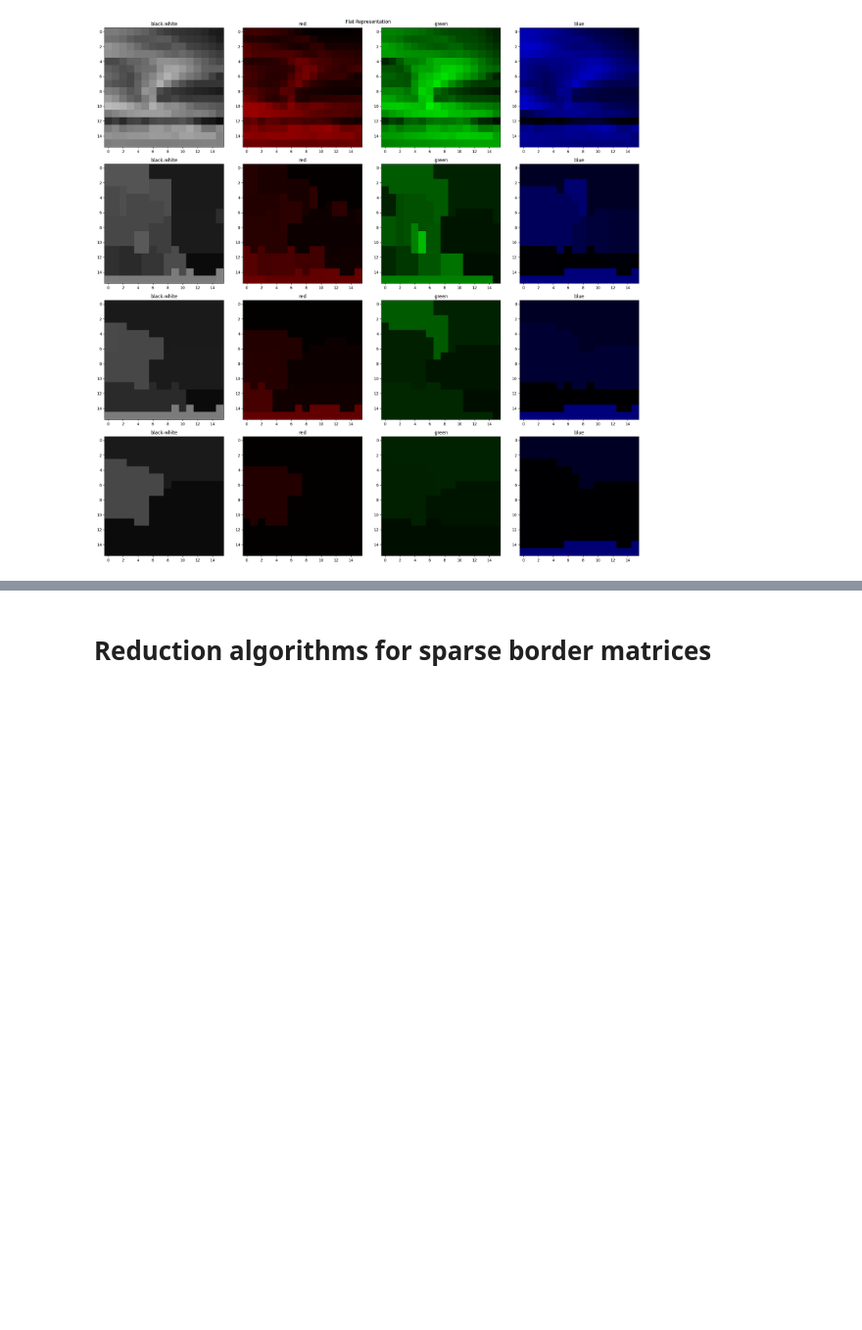
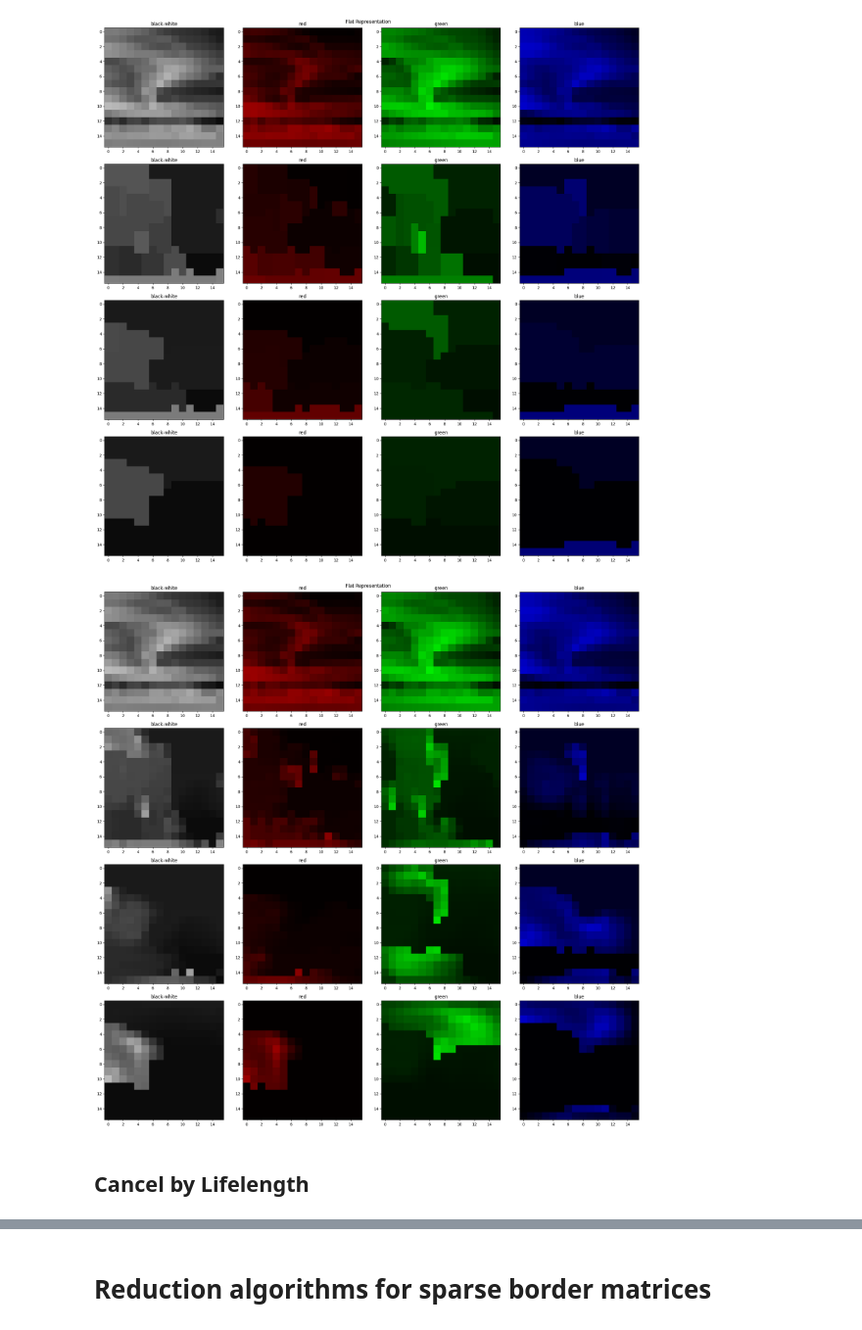
Before and after one commit to zimfv/depth-poset, a Jupyter notebook: notebooks/Simplify Picture.ipynb, the cells around one changed output, grey strips where cells are left out. Shown at 98% size. Drawn from its saved outputs; the diff is of its cells as text; code cells hidden in the pictures; blank space fills up the shorter version.

```diff
--- a/notebooks/Simplify Picture.ipynb
+++ b/notebooks/Simplify Picture.ipynb
@@ -946,5 +404,33 @@ plt.show()
 # %% [markdown]
 ## Simplification itself
+# %%
+import networkx as nx
+from collections import deque
+
+def nearest_two_non_degree2_nodes(G: nx.Graph, start):
+    """Возвращает два кортежа (узел, длина_пути) для ближайших к start вершин с degree != 2."""
+    if G.degree[start] != 2:
+        raise ValueError(f"Вершина {start} имеет степень {G.degree[start]}, а не 2")
+
+    visited = {start}
+    q = deque([(start, 0)])
+    result = []
+
+    while q:
+        u, d = q.popleft()
+        for v in G.neighbors(u):
+            if v in visited:
+                continue
+            visited.add(v)
+            nd = d + 1
+            if G.degree[v] != 2:
+                result.append((v, nd))
+                if len(result) == 2:
+                    return tuple(result)
+            else:
+                q.append((v, nd))
+
+    raise ValueError("Не удалось найти две вершины с degree != 2")
 # %%
 class SimplifiedByCancelations:
     def __init__(self, image, cancelations: list[ShallowPair]=[]):
@@ -1228,7 +859,7 @@ fig.set_figwidth(5*df_simplifications.shape[1])
 fig.suptitle('Flat Representation')
 for i_row, (i_col, key) in itertools.product(range(len(df_simplifications)), enumerate(df_simplifications.columns)):
     axs[i_row, i_col].set_title(key)
-    img = df_simplifications.iloc[i_row, i_col].get_flat_representation()
+    img = df_simplifications.iloc[i_row, i_col].represent_flat()
     img = case_representations[key](img)
     axs[i_row, i_col].imshow(img, cmap='turbo')
 
@@ -1236,3 +867,21 @@ plt.tight_layout()
 plt.show()
 # %% [output]
 [figure]
+# %%
+fig, axs = plt.subplots(df_simplifications.shape[0], df_simplifications.shape[1], squeeze=True)
+fig.set_figheight(5*df_simplifications.shape[0])
+fig.set_figwidth(5*df_simplifications.shape[1])
+
+fig.suptitle('Flat Representation')
+for i_row, (i_col, key) in itertools.product(range(len(df_simplifications)), enumerate(df_simplifications.columns)):
+    axs[i_row, i_col].set_title(key)
+    img = df_simplifications.iloc[i_row, i_col].represent_conical()
+    img = case_representations[key](img)
+    axs[i_row, i_col].imshow(img, cmap='turbo')
+
+plt.tight_layout()
+plt.show()
+# %% [output]
+[figure, added]
+# %% [markdown]
+## Cancel by Lifelength
```
Also changed, not shown: parts of 35 cells of this notebook, 2 other files.
